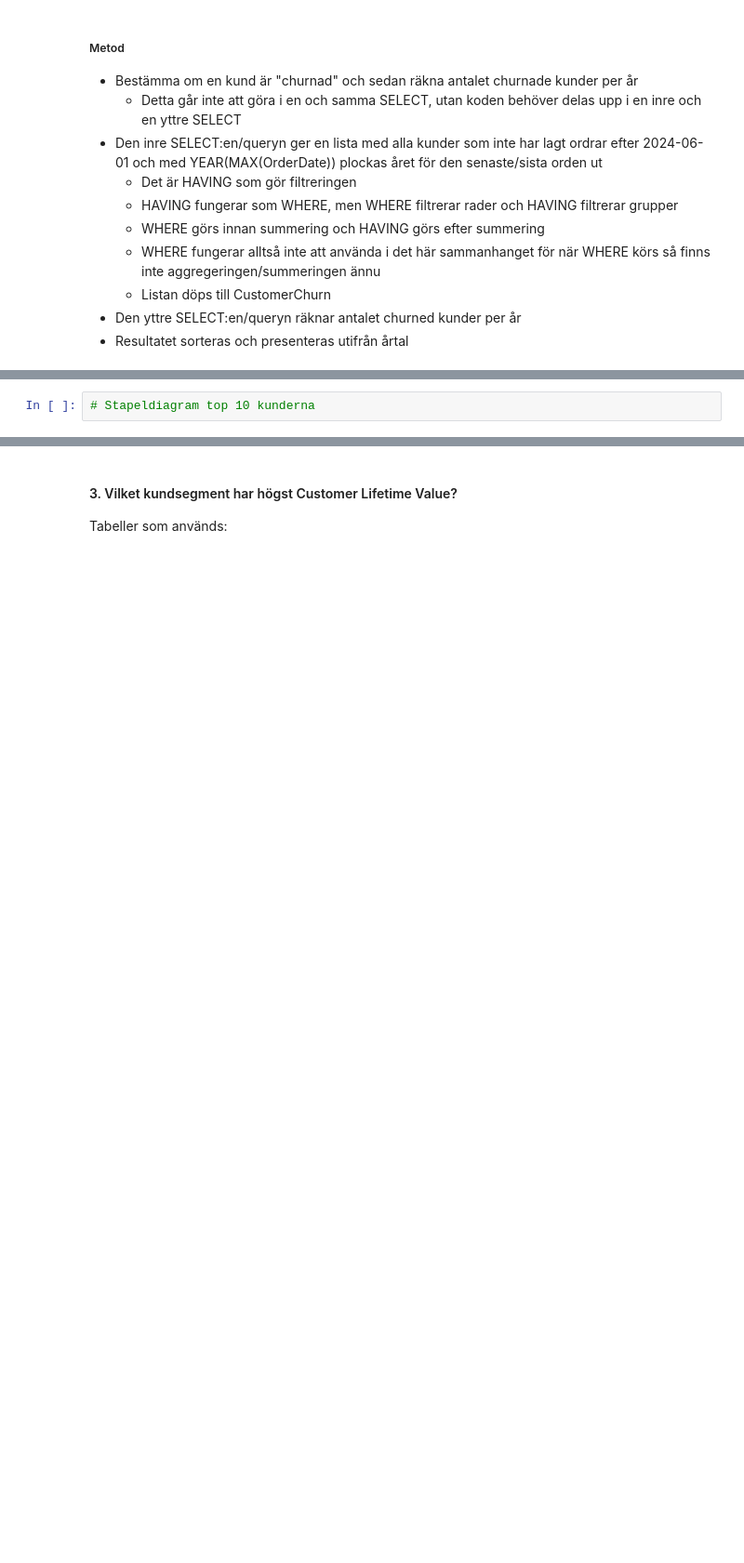
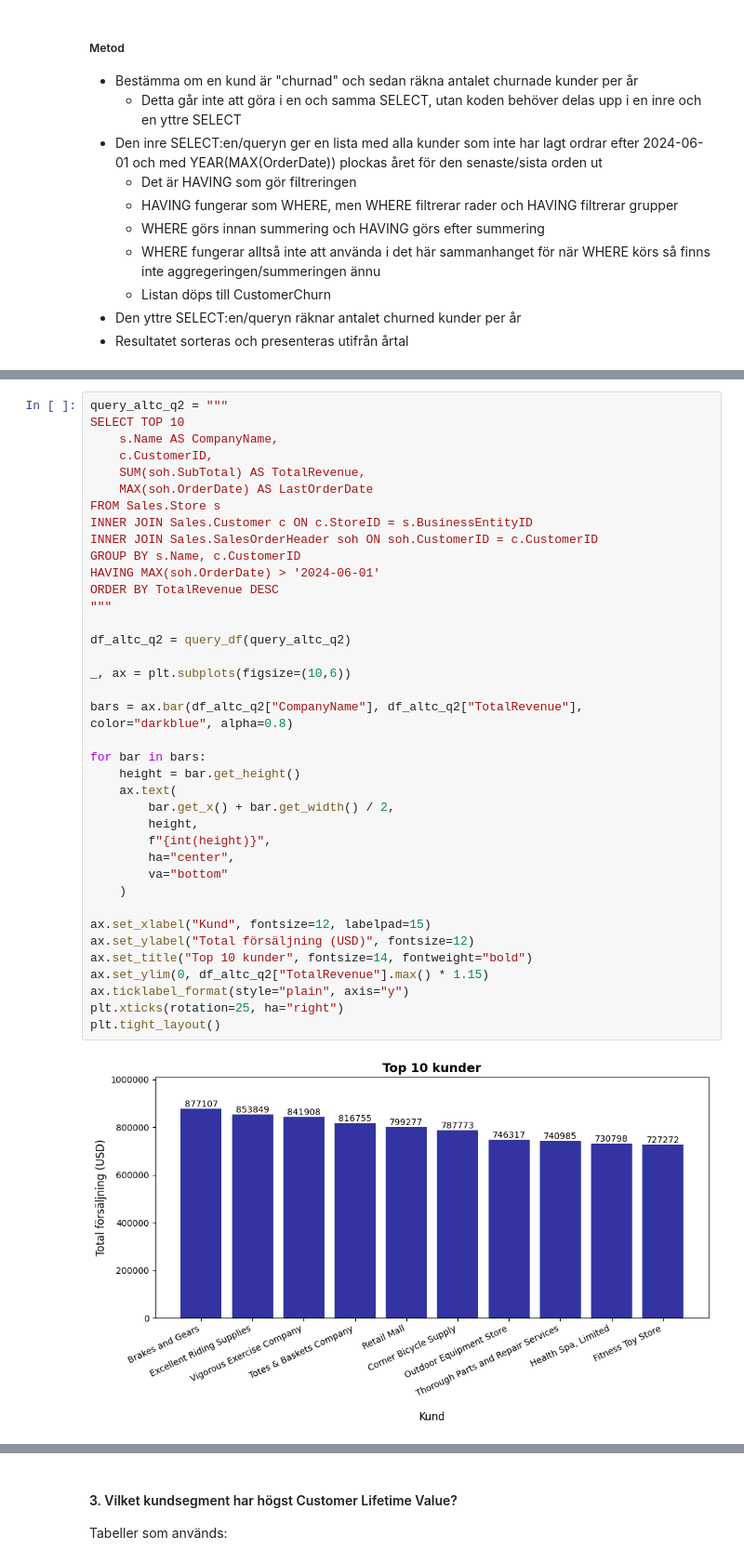
Before and after one commit to josefinoleryd/AdventureWorks_Sales_analysis, a Jupyter notebook: Rapport.ipynb, the cells around one changed output, grey strips where cells are left out. Shown at 93% size. Cells and saved outputs as stored; diff of their text form; blank space fills up the shorter version.

```diff
--- a/Rapport.ipynb
+++ b/Rapport.ipynb
@@ -931,2 +937,40 @@ Tabeller som används:
 # %%
-# Stapeldiagram top 10 kunderna
+query_altc_q2 = """
+SELECT TOP 10
+    s.Name AS CompanyName,
+    c.CustomerID,
+    SUM(soh.SubTotal) AS TotalRevenue,
+    MAX(soh.OrderDate) AS LastOrderDate
+FROM Sales.Store s
+INNER JOIN Sales.Customer c ON c.StoreID = s.BusinessEntityID
+INNER JOIN Sales.SalesOrderHeader soh ON soh.CustomerID = c.CustomerID
+GROUP BY s.Name, c.CustomerID
+HAVING MAX(soh.OrderDate) > '2024-06-01'
+ORDER BY TotalRevenue DESC
+"""
+
+df_altc_q2 = query_df(query_altc_q2)
+
+_, ax = plt.subplots(figsize=(10,6))
+
+bars = ax.bar(df_altc_q2["CompanyName"], df_altc_q2["TotalRevenue"], color="darkblue", alpha=0.8)
+
+for bar in bars:
+    height = bar.get_height()
+    ax.text(
+        bar.get_x() + bar.get_width() / 2,
+        height,
+        f"{int(height)}",
+        ha="center",
+        va="bottom"
+    )
+
+ax.set_xlabel("Kund", fontsize=12, labelpad=15)
+ax.set_ylabel("Total försäljning (USD)", fontsize=12)
+ax.set_title("Top 10 kunder", fontsize=14, fontweight="bold")
+ax.set_ylim(0, df_altc_q2["TotalRevenue"].max() * 1.15)
+ax.ticklabel_format(style="plain", axis="y")
+plt.xticks(rotation=25, ha="right")
+plt.tight_layout()
+# %% [output]
+[figure, added]
```
Also changed, not shown: parts of 4 cells of this notebook, 1 other file.
